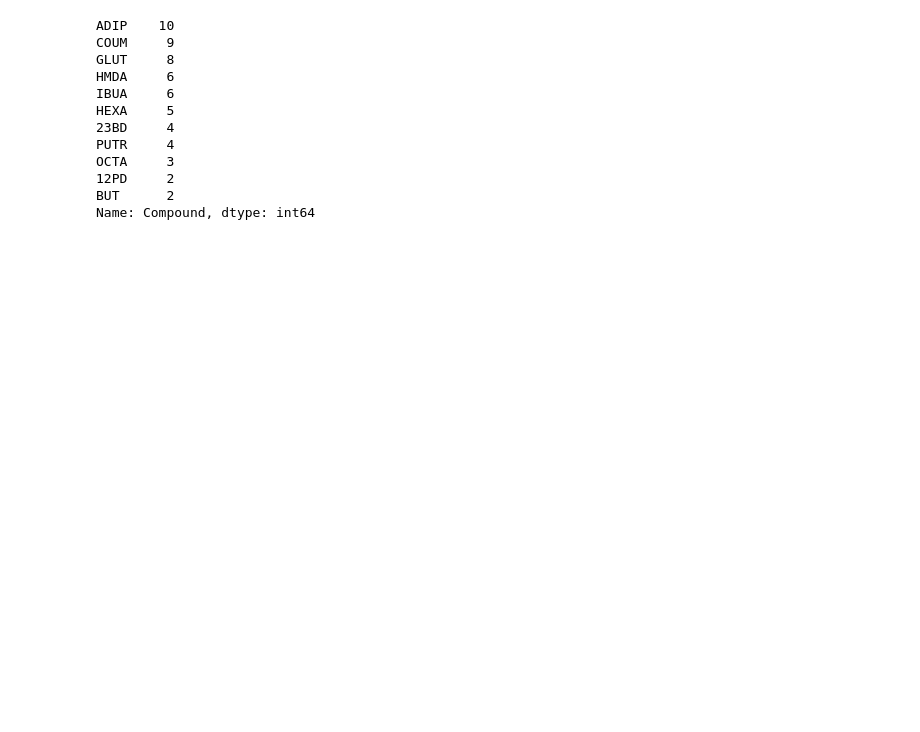
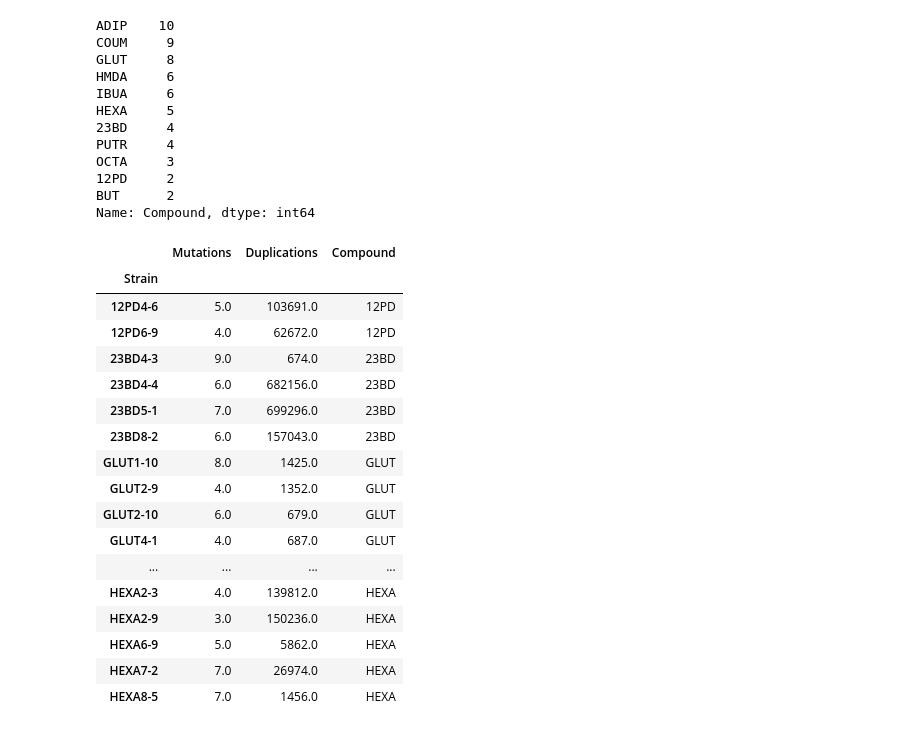
Before and after one commit to SBRG/Ecoli_chem_tol_ALE, a Jupyter notebook: Notebooks/Fig 2a - Mutation number distribution.ipynb, the cells around one changed output. Drawn from its saved outputs; the diff is of its cells as text; code cells hidden in the pictures; blank space fills up the shorter version.

```diff
--- a/Notebooks/Fig 2a - Mutation number distribution.ipynb
+++ b/Notebooks/Fig 2a - Mutation number distribution.ipynb
@@ -108,3 +156,24 @@ OCTA     3
 12PD     2
 BUT      2
 Name: Compound, dtype: int64
+# %%
+plot_df[plot_df["Duplications"]!=0]
+# %% [output]
+|  | Mutations | Duplications | Compound |
+| Strain |  |  |  |
+| 12PD4-6 | 5.0 | 103691.0 | 12PD |
+| 12PD6-9 | 4.0 | 62672.0 | 12PD |
+| 23BD4-3 | 9.0 | 674.0 | 23BD |
+| 23BD4-4 | 6.0 | 682156.0 | 23BD |
+| 23BD5-1 | 7.0 | 699296.0 | 23BD |
+| 23BD8-2 | 6.0 | 157043.0 | 23BD |
+| GLUT1-10 | 8.0 | 1425.0 | GLUT |
+| GLUT2-9 | 4.0 | 1352.0 | GLUT |
+| GLUT2-10 | 6.0 | 679.0 | GLUT |
+| GLUT4-1 | 4.0 | 687.0 | GLUT |
+| ... | ... | ... | ... |
+| HEXA2-3 | 4.0 | 139812.0 | HEXA |
+| HEXA2-9 | 3.0 | 150236.0 | HEXA |
+| HEXA6-9 | 5.0 | 5862.0 | HEXA |
+| HEXA7-2 | 7.0 | 26974.0 | HEXA |
+| HEXA8-5 | 7.0 | 1456.0 | HEXA |
```
Also changed, not shown: parts of 3 cells of this notebook, 28 other files.
